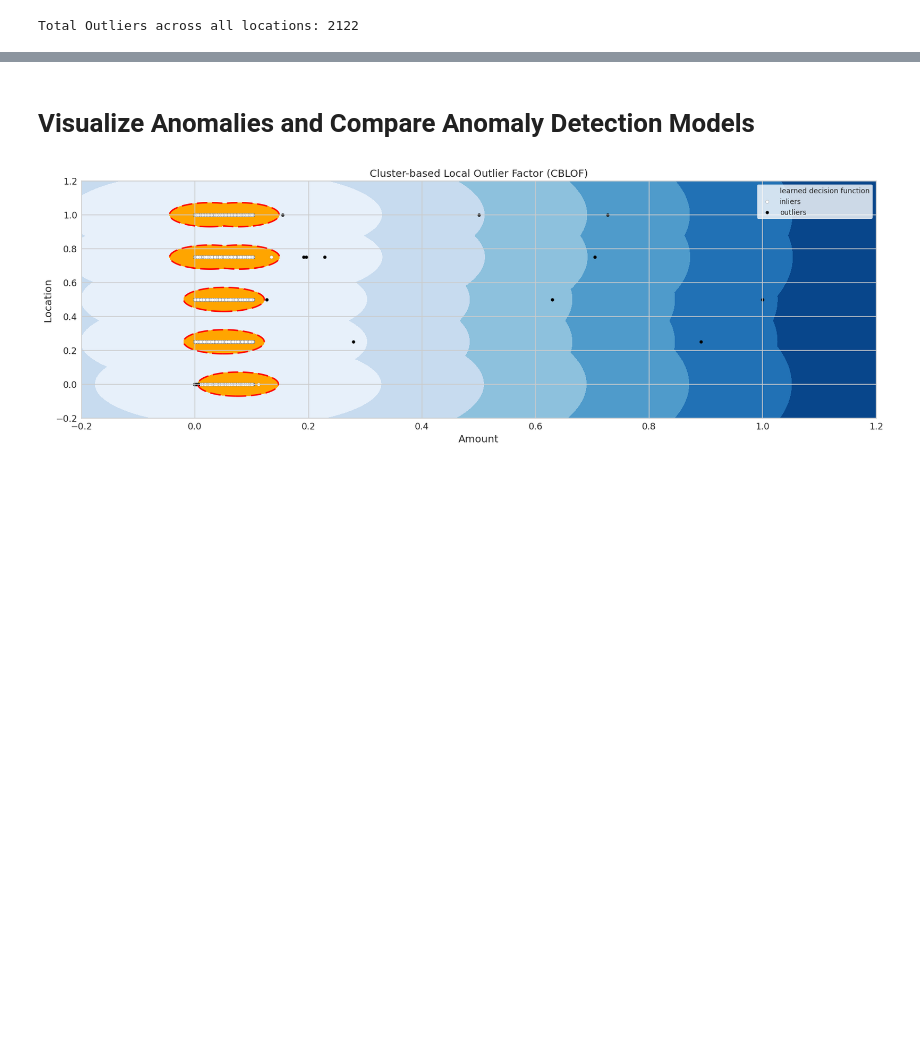
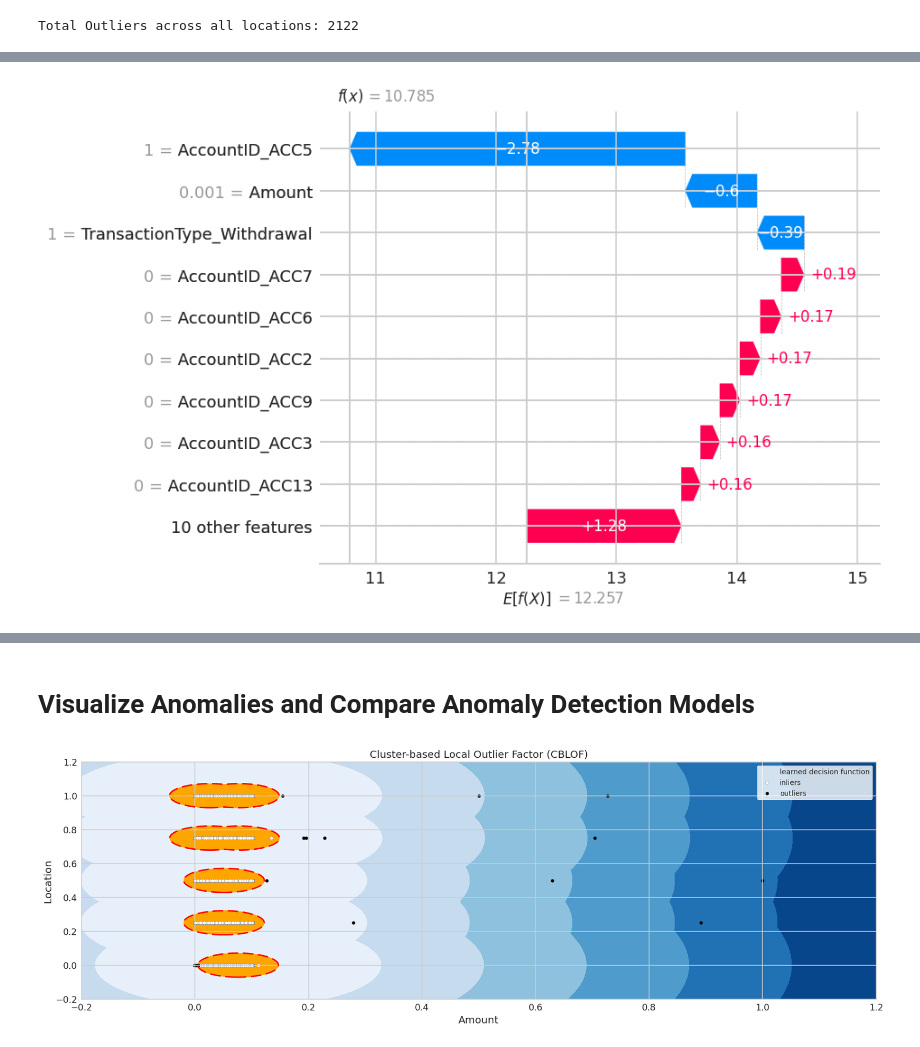
Before and after one commit to naufalkr/XAI-erp-transaction-anomaly, a Jupyter notebook: ERP_Anomaly_Detection.ipynb, the cells around one changed output, grey strips where cells are left out. Saved outputs shown, nothing was run; the diff lists cells and outputs as text; code cells hidden in the pictures; blank space fills up the shorter version.

Commit message:
feat: added shap

```diff
--- a/ERP_Anomaly_Detection.ipynb
+++ b/ERP_Anomaly_Detection.ipynb
@@ -389,7 +385,11 @@ for location in df['Location'].unique():
 
     outlier_var_name = f"outliers_{location}".replace(" ", "_")
 
-    globals()[outlier_var_name] = df.loc[location_outliers_df.index.tolist()][['TransactionID', 'AccountID', 'Merchant', 'TransactionType', 'Location']]
+    outlier_var_name_model_shape = f"outliers_{location}_model_shape".replace(" ", "_")
+
+    globals()[outlier_var_name] = df.loc[location_outliers_df.index.tolist()][['TransactionID', 'AccountID', 'Amount', 'Merchant', 'TransactionType', 'Location']]
+    globals()[outlier_var_name_model_shape] =location_outliers_df
+
 
     # print(f"Outlier Transactions for {location}:")
     # print(globals()[outlier_var_name])
@@ -434,0 +485,19 @@ Total Outliers across all locations: 2122
+# %%
+# Mengambil hanya satu baris, misalnya baris pertama
+# shap_values_single = explainer.shap_values(outliers_Tokyo_model_shape)
+
+# Menampilkan summary plot untuk satu transaksi
+# shap.summary_plot(shap_values_single, outliers_Tokyo_model_shape)
+# X, y = shap.datasets.outliers_Tokyo_model_shape()
+
+
+shap.initjs()
+# explain the model's predictions using SHAP
+# explainer = shap.Explainer(model)
+explainer = shap.Explainer(iforest_model)
+
+# shap_values_single = explainer.shap_values(outliers_Tokyo_model_shape)
+
+shap_values = explainer(location_df)
+
+shap.plots.force(shap_values[1])
@@ -434,0 +532,4 @@ Total Outliers across all locations: 2122
+# %%
+shap.plots.waterfall(shap_values[1])
+# %% [output]
+[figure, added]
```
Also changed, not shown: parts of 17 cells of this notebook.
